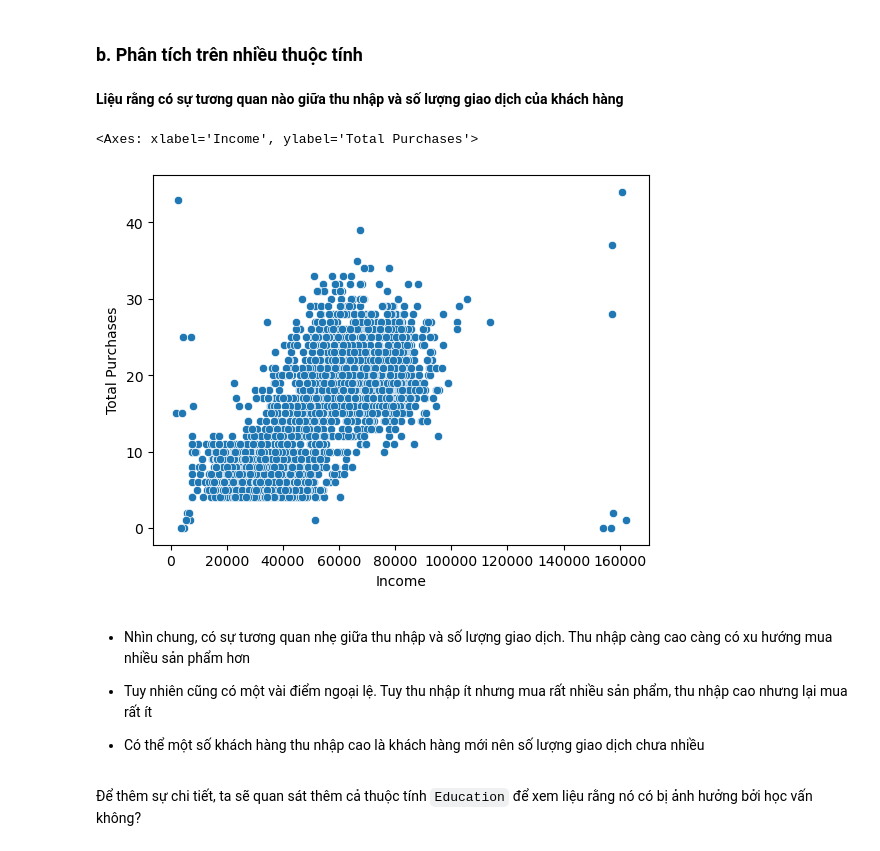
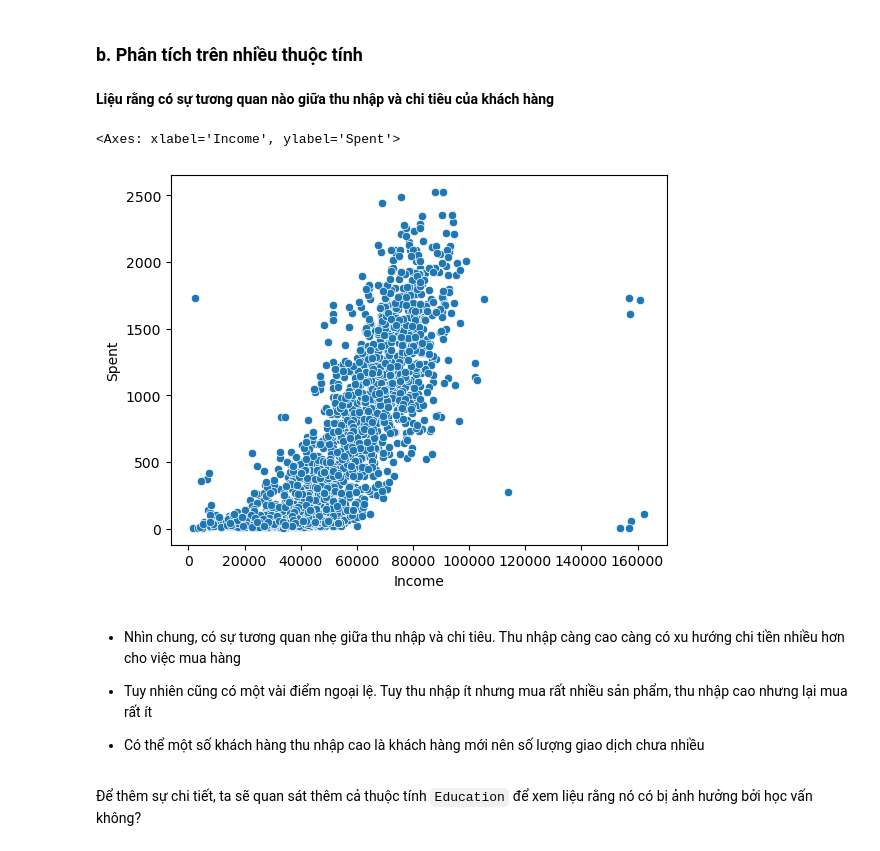
Before and after one commit to HuyAnhTon/Programming_DS, a Jupyter notebook: 1-eda.ipynb, the cells around one changed output. Saved outputs shown, nothing was run; the diff lists cells and outputs as text; code cells hidden in the pictures.

```diff
--- a/1-eda.ipynb
+++ b/1-eda.ipynb
@@ -262,14 +262,14 @@ Lý do dùng `boxplot`: tìm ra giá trị outlier
 # %% [markdown]
 ### b. Phân tích trên nhiều thuộc tính
 # %% [markdown]
-**Liệu rằng có sự tương quan nào giữa thu nhập và số lượng giao dịch của khách hàng**
+**Liệu rằng có sự tương quan nào giữa thu nhập và chi tiêu của khách hàng**
 # %%
-sns.scatterplot(df, x='Income', y='Total Purchases')
+sns.scatterplot(df, x='Income', y='Spent')
 # %% [output]
-<Axes: xlabel='Income', ylabel='Total Purchases'>
+<Axes: xlabel='Income', ylabel='Spent'>
-[figure, old version]
+[figure, new version]
 # %% [markdown]
-- Nhìn chung, có sự tương quan nhẹ giữa thu nhập và số lượng giao dịch. Thu nhập càng cao càng có xu hướng mua nhiều sản phẩm hơn
+- Nhìn chung, có sự tương quan nhẹ giữa thu nhập và chi tiêu. Thu nhập càng cao càng có xu hướng chi tiền nhiều hơn cho việc mua hàng
 
 - Tuy nhiên cũng có một vài điểm ngoại lệ. Tuy thu nhập ít nhưng mua rất nhiều sản phẩm, thu nhập cao nhưng lại mua rất ít
 
```
Also changed, not shown: parts of 16 cells of this notebook, 2 other files.
